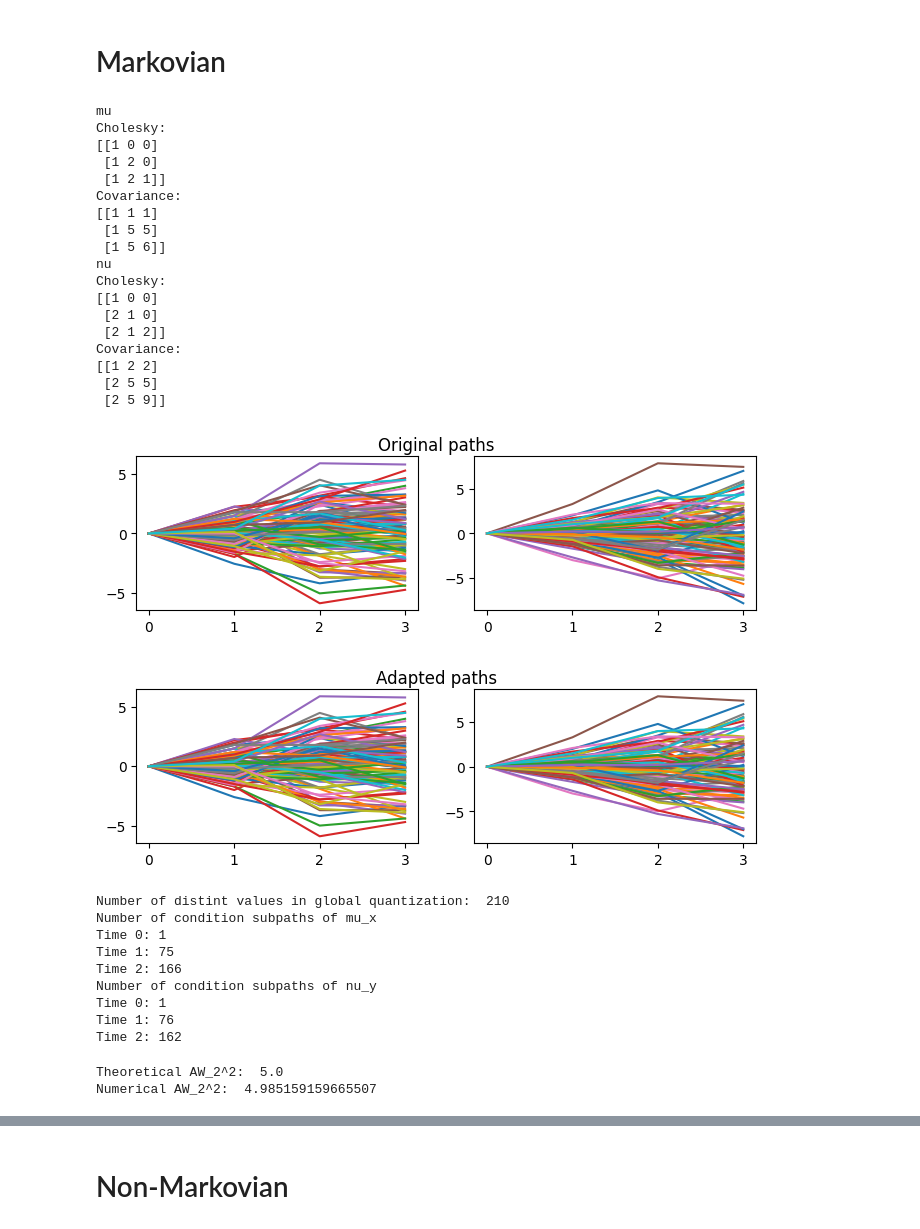
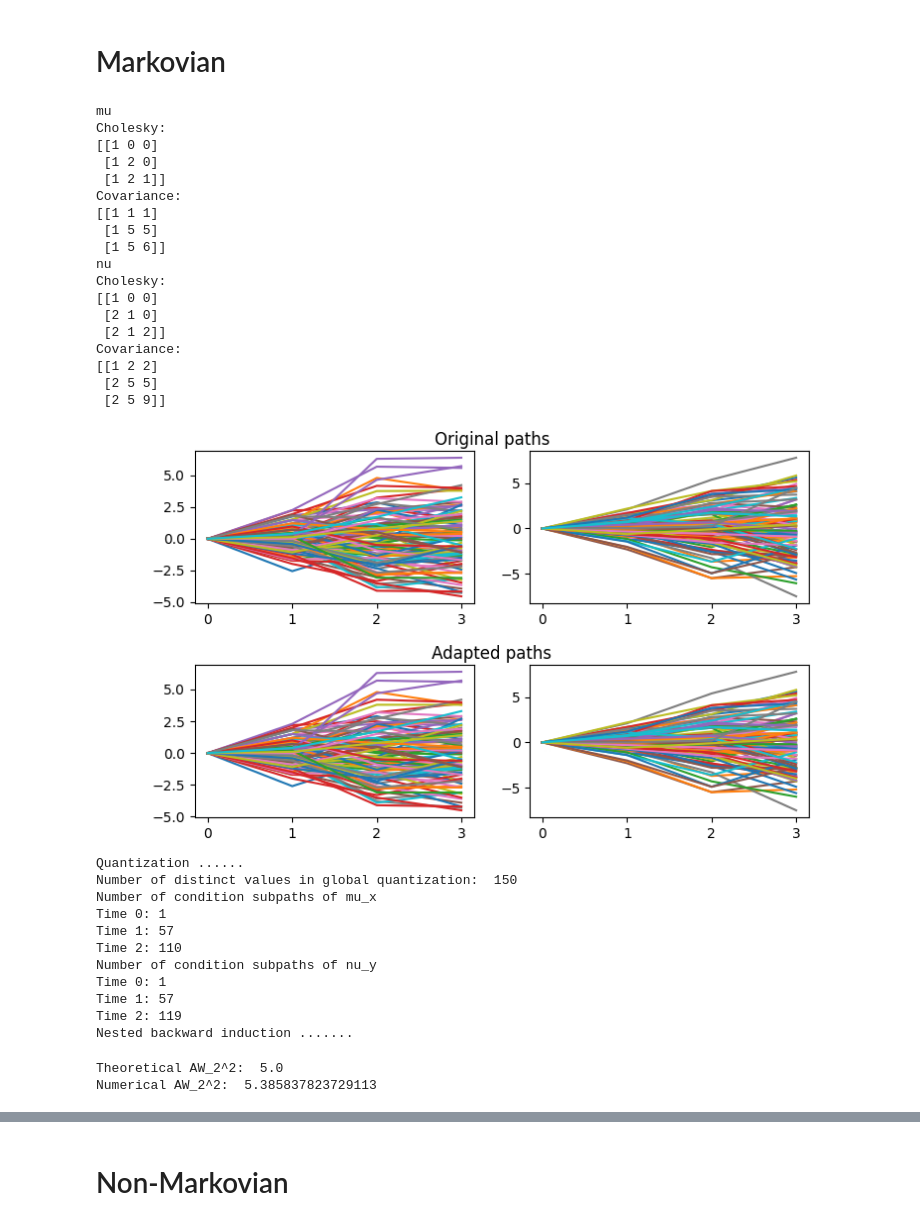
Before and after one commit to rubenbonto/AWD_numerics, a Jupyter notebook: compare_gaussian.ipynb, the cells around one changed output, grey strips where cells are left out. Drawn from its saved outputs; the diff is of its cells as text; code cells hidden in the pictures.

```diff
--- a/compare_gaussian.ipynb
+++ b/compare_gaussian.ipynb
@@ -19,16 +25,16 @@ verbose = True
 # Markovian
 # %%
 # Markovian
-n_sample = 20000
+n_sample = 1000
 normalize = False
 
 print("mu")
 L = np.array([[1, 0, 0], [1, 2, 0], [1, 2, 1]])
-X,A = Lmatrix2paths(L, n_sample)
+X,A = Lmatrix2paths(L, n_sample, seed = 0)
 
 print("nu")
 M = np.array([[1, 0, 0], [2, 1, 0], [2, 1, 2]])
-Y,B = Lmatrix2paths(M, n_sample)
+Y,B = Lmatrix2paths(M, n_sample, seed = 1)
 
 if verbose:
     fig, ax = plt.subplots(1, 2, figsize=[8, 2])
@@ -39,50 +45,52 @@ if verbose:
 
 # Grid projection of k-mean projection
 adaptedX = adapted_empirical_measure(X, delta_n = 0.1)
 adaptedY = adapted_empirical_measure(Y, delta_n = 0.1)
 
 if verbose:
     fig, ax = plt.subplots(1,2, figsize=[8, 2])
     ax[0].plot(adaptedX[:,:100])
     ax[1].plot(adaptedY[:,:100])
     plt.suptitle('Adapted paths')
     plt.show()
 # %% [output]
 mu
 Cholesky:
 [[1 0 0]
  [1 2 0]
  [1 2 1]]
 Covariance:
 [[1 1 1]
  [1 5 5]
  [1 5 6]]
 nu
 Cholesky:
 [[1 0 0]
  [2 1 0]
  [2 1 2]]
 Covariance:
 [[1 2 2]
  [2 5 5]
  [2 5 9]]
-[figure, old version]
+[figure, new version]
-[figure, old version]
+[figure, new version]
 # %%
-q2v, _, mu_x, nu_y, _, v2q_x, _, v2q_y = quantization(adaptedX, adaptedY, markovian=True)
-AW_2square = nested(mu_x, nu_y, v2q_x, v2q_y, q2v, markovian=True)
+q2v, v2q, mu_x, nu_y, q2v_x, v2q_x, q2v_y, v2q_y = quantization(adaptedX, adaptedY, markovian=True)
+AW_2square, V = nested(mu_x, nu_y, v2q_x, v2q_y, q2v, markovian=True)
 dist_bench = adapted_wasserstein_squared(A, B)
 print("Theoretical AW_2^2: ", dist_bench)
 print("Numerical AW_2^2: ", AW_2square)
 # %% [output]
-Number of distint values in global quantization:  210
+Quantization ......
+Number of distinct values in global quantization:  150
 Number of condition subpaths of mu_x
 Time 0: 1
-Time 1: 75
-Time 2: 166
+Time 1: 57
+Time 2: 110
 Number of condition subpaths of nu_y
 Time 0: 1
-Time 1: 76
-Time 2: 162
+Time 1: 57
+Time 2: 119
+Nested backward induction .......
 Theoretical AW_2^2:  5.0
-Numerical AW_2^2:  4.985159159665507
+Numerical AW_2^2:  5.385837823729113
```
Also changed, not shown: parts of 7 cells of this notebook, 5 other files.
